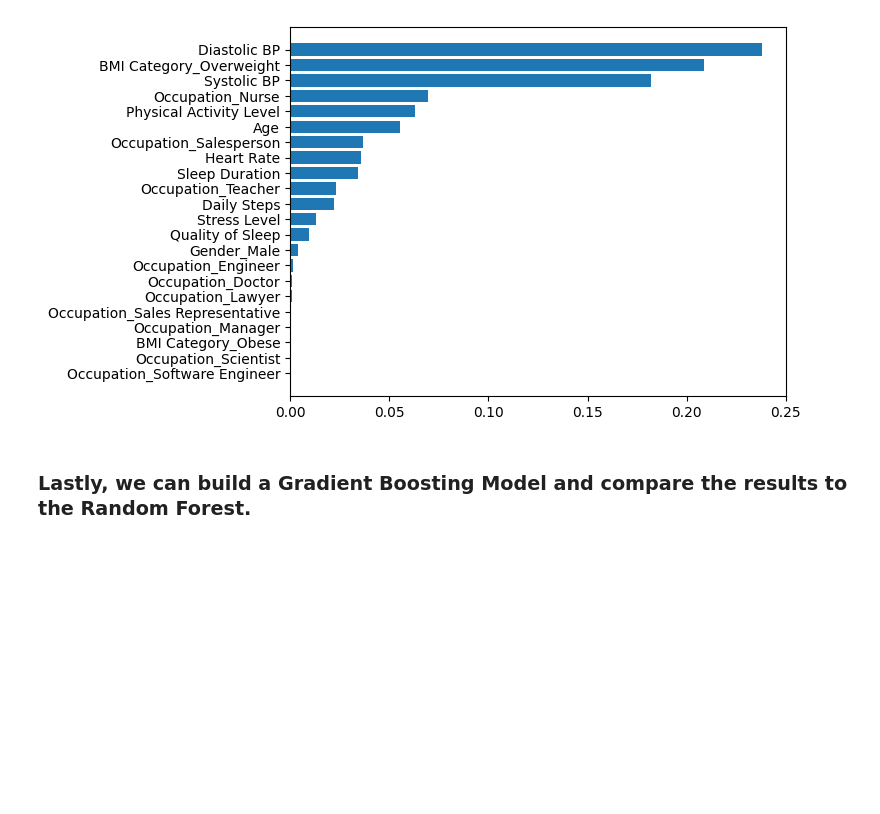
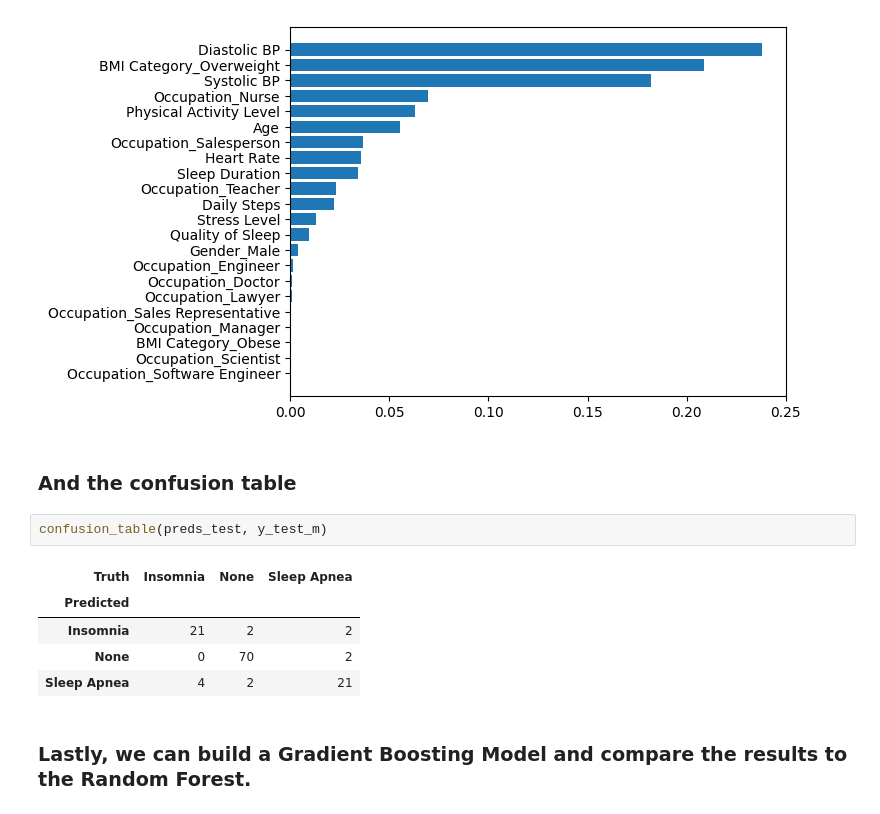
Before and after one commit to ehowells/2600-final-project, a Jupyter notebook: final_project.ipynb, the cells around one changed output. Cells and saved outputs as stored; diff of their text form; blank space fills up the shorter version.

Commit message:
added confusion tables to rf/gbm

```diff
--- a/final_project.ipynb
+++ b/final_project.ipynb
@@ -340,6 +340,16 @@ plt.barh(feature_imp_sorted.index, feature_imp_sorted['importance'])
 # %% [output]
 <BarContainer object of 22 artists>
 [figure]
+# %% [markdown]
+### And the confusion table
+# %%
+confusion_table(preds_test, y_test_m)
+# %% [output]
+| Truth | Insomnia | None | Sleep Apnea |
+| Predicted |  |  |  |
+| Insomnia | 21 | 2 | 2 |
+| None | 0 | 70 | 2 |
+| Sleep Apnea | 4 | 2 | 21 |
 # %% [markdown]
 ### Lastly, we can build a Gradient Boosting Model and compare the results to the Random Forest.
 # %%
```
Also changed, not shown: parts of 4 cells of this notebook.
